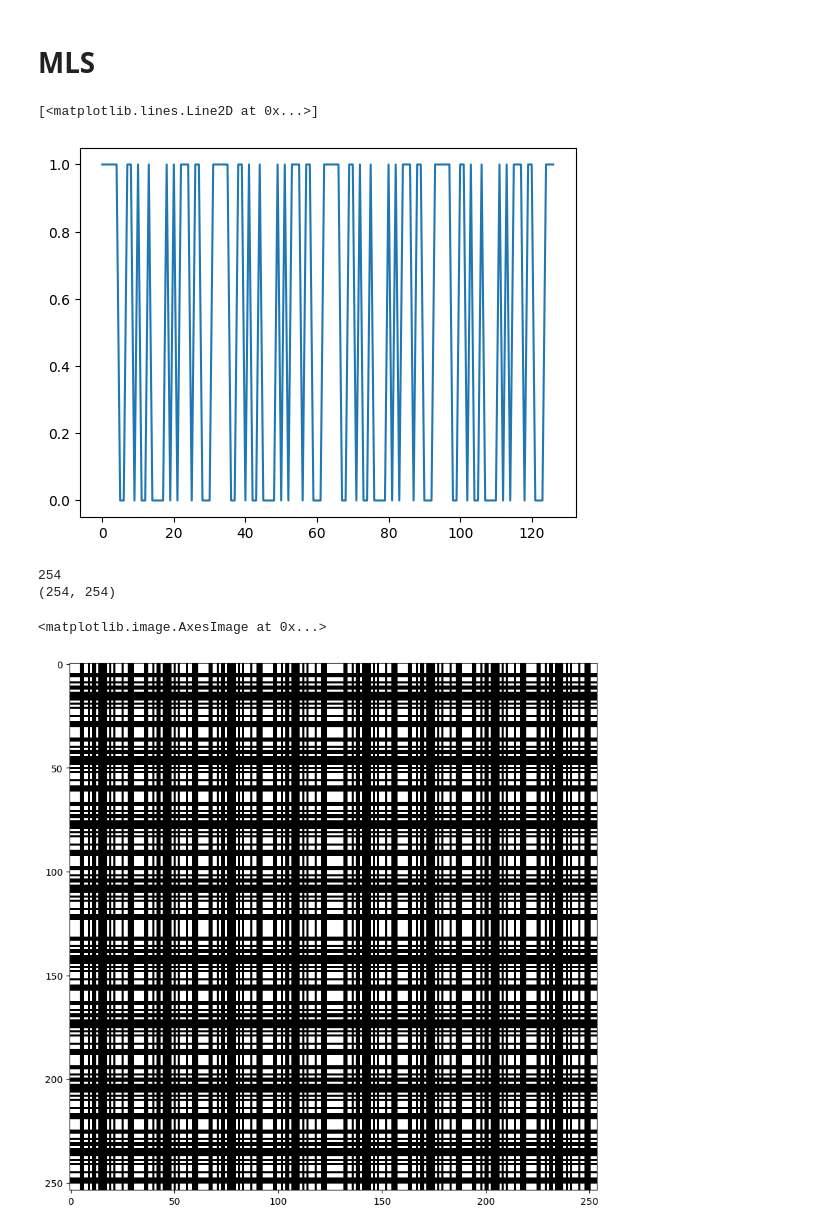
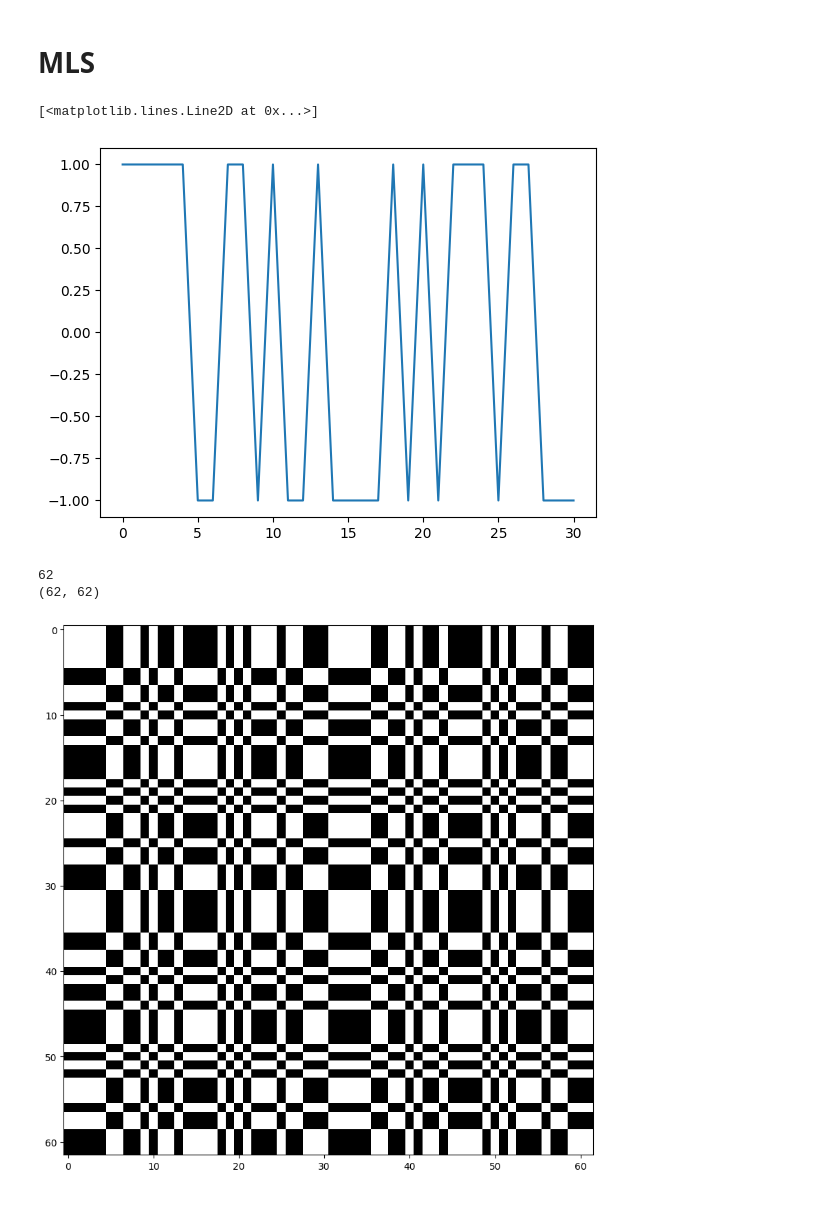
Before and after one commit to LCAV/LenslessPiCam, a Jupyter notebook: masks/FlatCam/flatcam-test.ipynb, the cells around one changed output. Drawn from its saved outputs; the diff is of its cells as text; code cells hidden in the pictures.

```diff
--- a/masks/FlatCam/flatcam-test.ipynb
+++ b/masks/FlatCam/flatcam-test.ipynb
@@ -71,29 +71,32 @@ plt.savefig(f'MURA_{l}.png', bbox_inches='tight')
 [figure]
 # %% [markdown]
 # MLS
+# %%
+nbits = 5
 # %%
-#seq = max_len_seq(nbits=7)[0]
-lfsr = LFSR()
-lfsr.taps = [7,5]
-seq = [lfsr.next() for i in range(127)]
+seq = max_len_seq(nbits)[0] * 2 - 1
+#lfsr = LFSR()
+#lfsr.taps = [7,5]
+#seq = [lfsr.next() for i in range(127)]
 plt.plot(seq)
 # %% [output]
 [<matplotlib.lines.Line2D at 0x...>]
-[figure, old version]
+[figure, new version]
 # %%
 # repeat and outer product for the mask
 h_r = np.r_[seq, seq]
 print(len(h_r))
 
-mask = np.outer(h_r, h_r)
+mask = (np.outer(h_r, h_r) + 1) / 2
 print(mask.shape)
+np.save(f'MLS/MLS_{nbits}bits.npy', mask)
 
 # undiffracted mask
 #plot_image(mask, normalize=True);
 plt.figure(figsize=(10,10))
 plt.imshow(mask, cmap='gray')
+plt.savefig(f'MLS/MLS_{nbits}bits.png', bbox_inches='tight')
 # %% [output]
-254
-(254, 254)
+62
+(62, 62)
-<matplotlib.image.AxesImage at 0x...>
-[figure, old version]
+[figure, new version]
```
Also changed, not shown: parts of 2 cells of this notebook.
